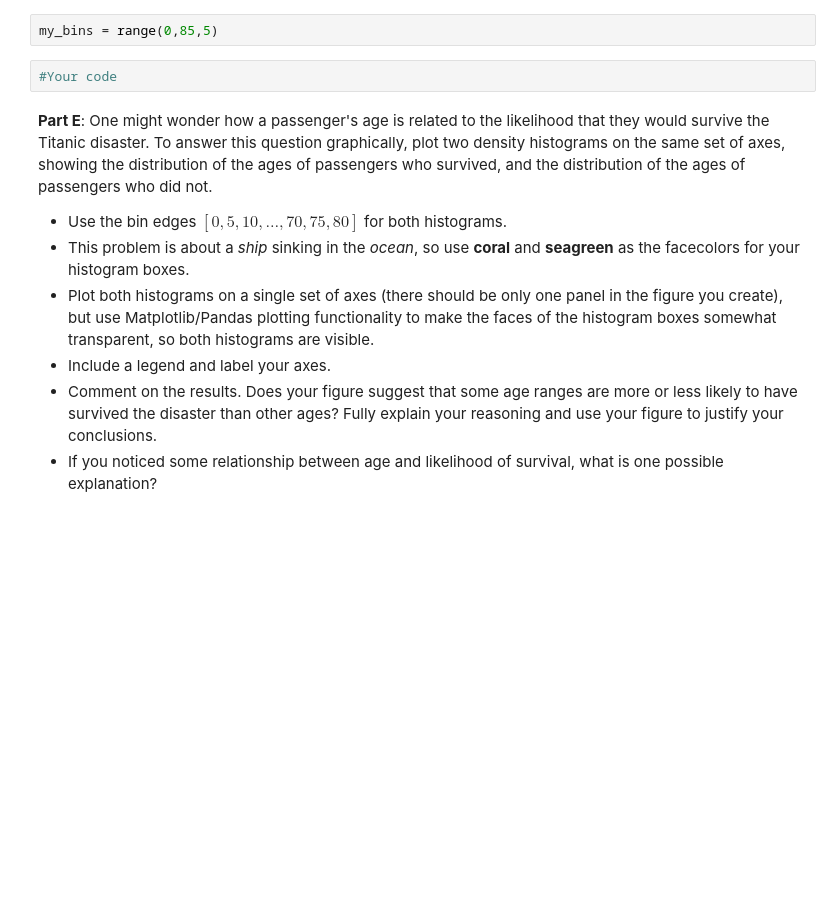
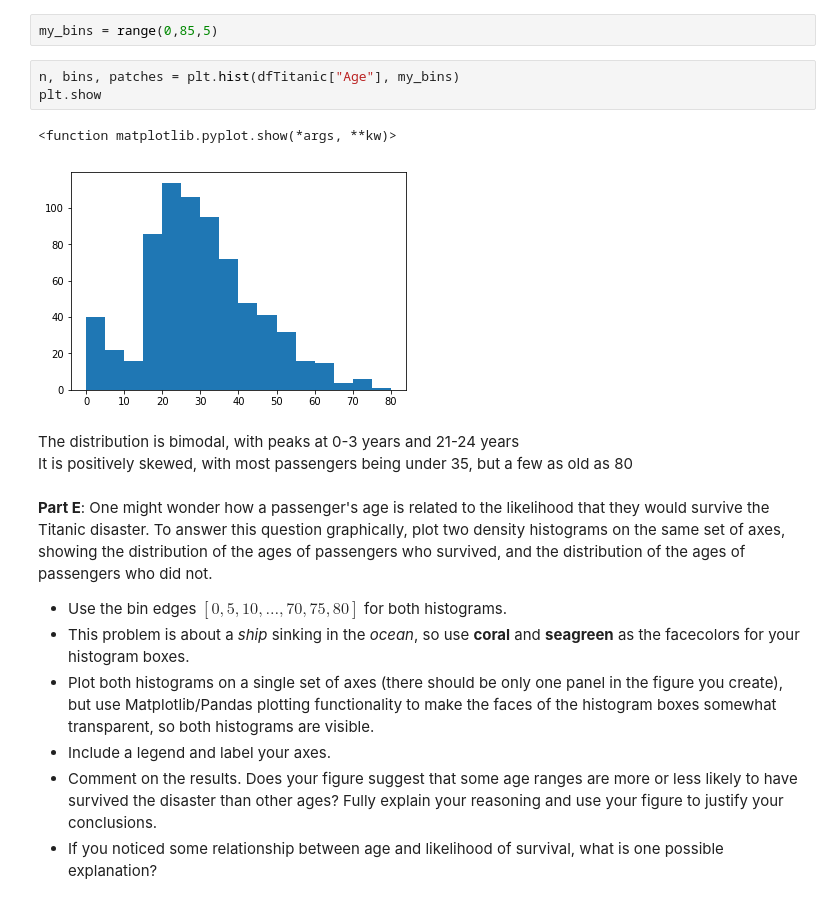
Before and after one commit to MugBergerFries/DataSci, a Jupyter notebook: HW1/HW1_Berger_Sam.ipynb, the cells around one changed output. Saved outputs shown, nothing was run; the diff lists cells and outputs as text; blank space fills up the shorter version.

```diff
--- a/HW1/HW1_Berger_Sam.ipynb
+++ b/HW1/HW1_Berger_Sam.ipynb
@@ -321,8 +321,14 @@ i: women were more likely to survive in all classes<br>ii: richer classes were m
 **Part D**: Plot a histogram of all of the passenger ages, using the bin edges $[0,5,10,\ldots,70,75,80]$ defined by `my_bins` below. How would you characterize the distribution of **AGE**? (By _characterize_ we mean that you should indicate whether the data are unimodal, bimodal, multimodal, symmetric, negatively skewed, positively skewed, etc.)  Be sure to label your axes and use your figure to justify your conclusions.
 # %%
 my_bins = range(0,85,5)
-# %%
-#Your code
+# %%
+n, bins, patches = plt.hist(dfTitanic["Age"], my_bins)
+plt.show
+# %% [output]
+<function matplotlib.pyplot.show(*args, **kw)>
+[figure, added]
+# %% [markdown]
+The distribution is bimodal, with peaks at 0-3 years and 21-24 years<br>It is positively skewed, with most passengers being under 35, but a few as old as 80
 # %% [markdown]
 **Part E**: One might wonder how a passenger's age is related to the likelihood that they would survive the Titanic disaster. To answer this question graphically, plot two density histograms on the same set of axes, showing the distribution of the ages of passengers who survived, and the distribution of the ages of passengers who did not.
 * Use the bin edges $[0,5,10,\ldots,70,75,80]$ for both histograms.
```
Also changed, not shown: parts of 7 cells of this notebook.
